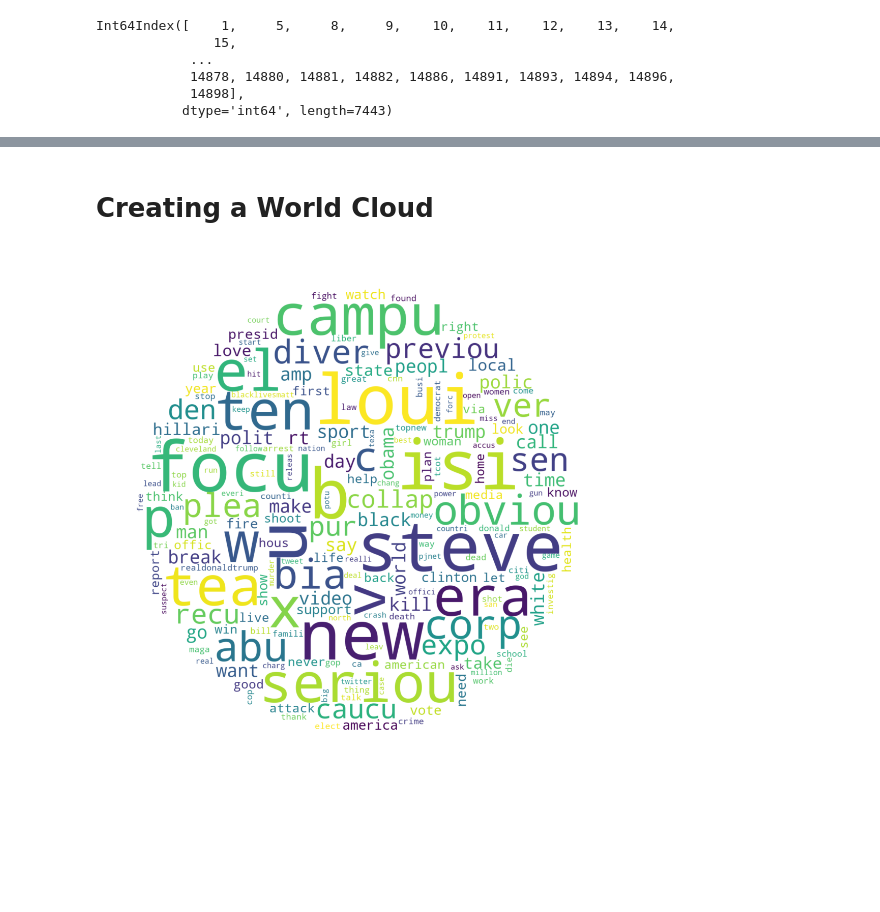
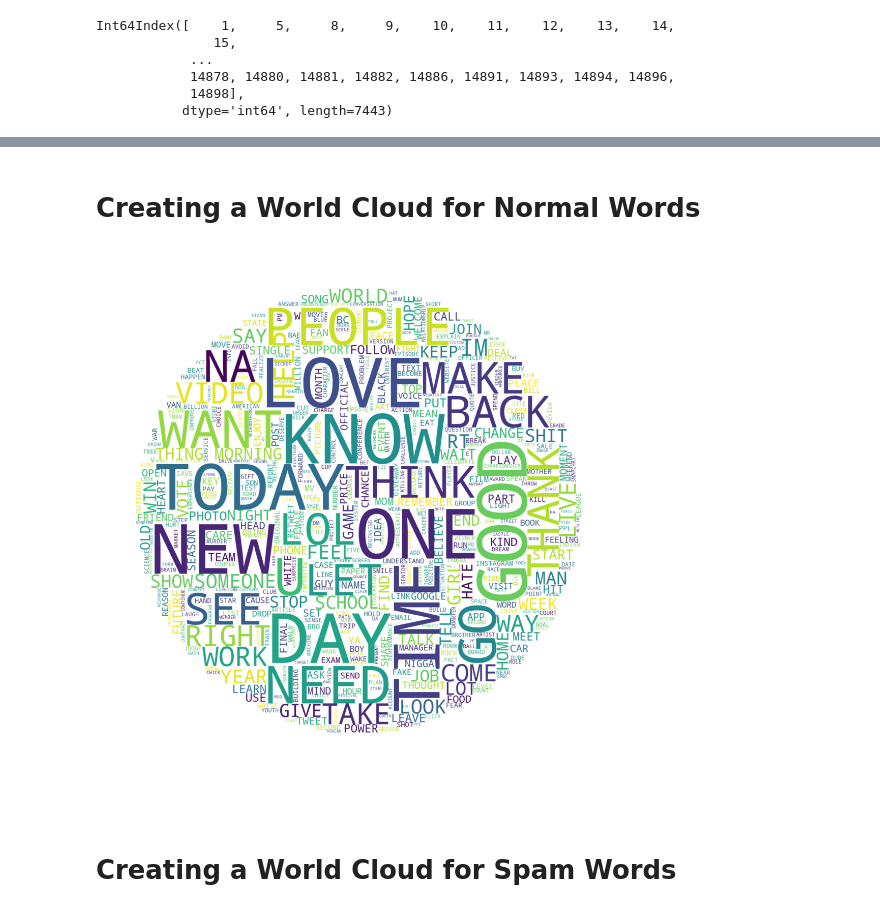
Before and after one commit to AlexHappyCode/CSC845-twitter-spam-detection, a Jupyter notebook: alex/main.ipynb, the cells around one changed output, grey strips where cells are left out. Drawn from its saved outputs; the diff is of its cells as text; code cells hidden in the pictures; blank space fills up the shorter version.

```diff
--- a/alex/main.ipynb
+++ b/alex/main.ipynb
@@ -136,9 +158,13 @@ filtered_words
 # Functions for Tweet Processing
 # %%
 ''' Method tokenizes, removes punctuation, removes stop words, and stems'''
-def clean_tweet(message, stemmer=PorterStemmer(), stop_words=set(stopwords.words('english'))):
+def clean_tweet(message, stemmer=PorterStemmer(),
+                stop_words=set(stopwords.words('english')), stem=False):
     words = word_tokenize(message.lower())
-    return reduce(lambda a,b: a + [stemmer.stem(b)] if b not in stop_words and b.isalpha() else a, words, [])
+    if stem:
+        return reduce(lambda a,b: a + [stemmer.stem(b)] if b not in stop_words and b.isalpha() else a, words, [])
+    else:
+        return reduce(lambda a,b: a + [b] if b not in stop_words and b.isalpha() else a, words, [])
 # %%
 ''' testing function '''
 
@@ -261,21 +278,23 @@ dtype: int64
 # %% [markdown]
-# Creating a World Cloud
+# Creating a World Cloud for Normal Words
 # %%
 ''' Creating map of words because word map needs a string of words '''
-spam_str = ' '.join([word for word in spam_words.index.to_list()])
+normal_str = ' '.join([word for word in normal_words.index.to_list()])
 # %%
-# open png file
+# open png file and creating mask
 icon = Image.open('circle.jpg').convert("RGBA")
 image_mask = Image.new(mode='RGB', size=icon.size, color=(255, 255, 255))
 image_mask.paste(icon, box=icon)
 rgb_array = np.array(image_mask) # converts the image object to an array
 
 # Creating word cloud
 plt.figure(figsize=[100, 20])
-world_cloud = WordCloud(mask=rgb_array, background_color='white', max_words=200)
-world_cloud.generate(spam_str)
+world_cloud = WordCloud(mask=rgb_array, background_color='white', max_words=500)
+world_cloud.generate(normal_str.upper())
 plt.imshow(world_cloud, interpolation='bilinear')
 plt.axis('off')
 plt.show()
 # %% [output]
-[figure, old version]
+[figure, new version]
+# %% [markdown]
+# Creating a World Cloud for Spam Words
```
Also changed, not shown: parts of 30 cells of this notebook, 2 other files.
